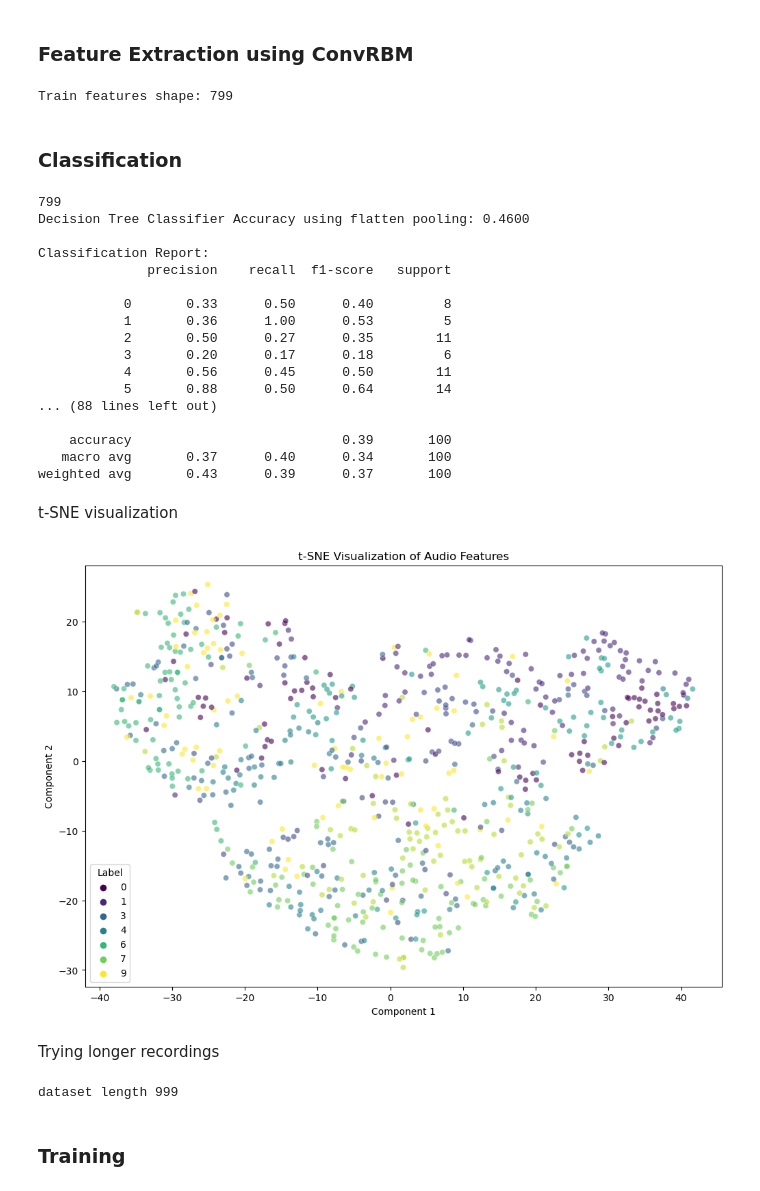
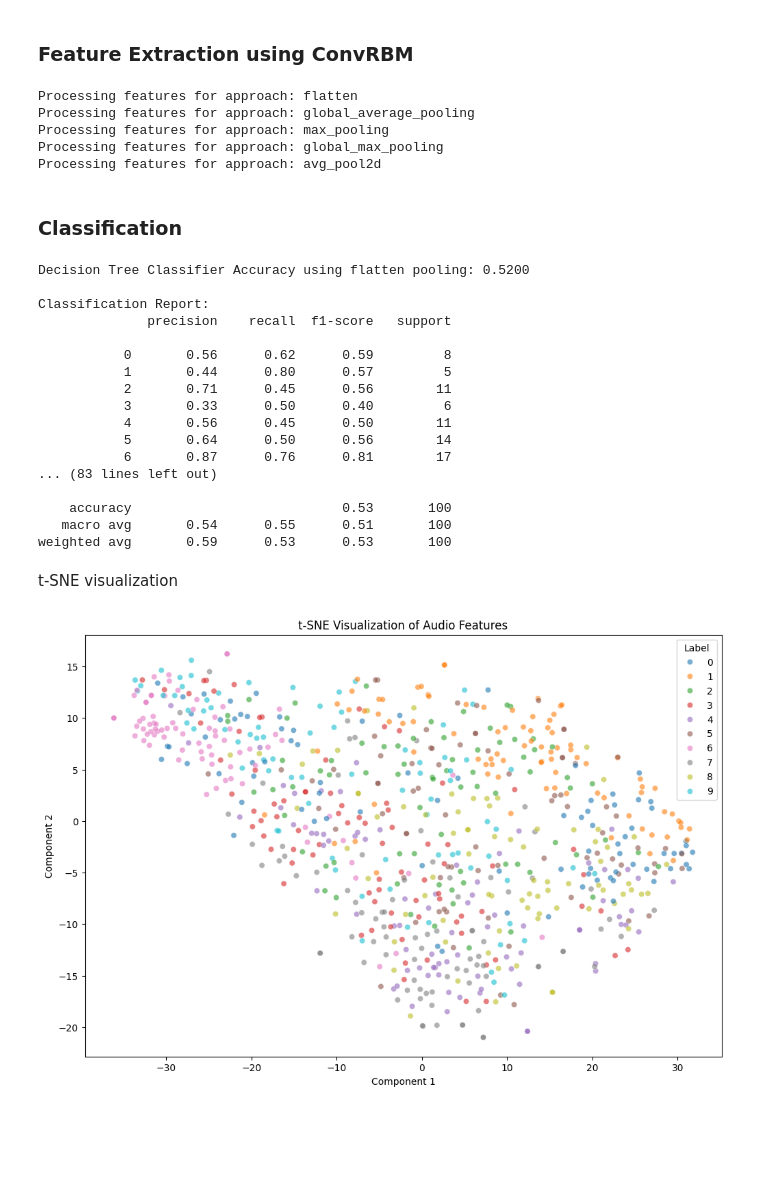
Before and after one commit to AndrejPer/convRBM, a Jupyter notebook: ConvRBM.ipynb, the cells around one changed output. Cells and saved outputs as stored; diff of their text form; code cells hidden in the pictures; blank space fills up the shorter version.

```diff
--- a/ConvRBM.ipynb
+++ b/ConvRBM.ipynb
@@ -392,6 +398,6 @@ conv_rbm_64 = ConvRBM(
 conv_rbm_64.train_rbm(
     train_loader_64,
     val_loader_64,
-    epochs=1000,
+    epochs=20,
     device=DEVICE,
-    save_interval=3)
+    save_interval=2)
@@ -398,8 +421,8 @@ conv_rbm_64.train_rbm(
 # %% [markdown]
 ### Feature Extraction using ConvRBM
 # %%
-# Load the saved model weights
-conv_rbm_64.load_state_dict(torch.load('./model_weights/rbm_epoch_325.pth'))
+# Load the saved model weights for epoch 8 based on the training logs
+conv_rbm_64.load_state_dict(torch.load('./model_weights/rbm_epoch_12.pth'))
 conv_rbm_64.eval()
 
 train_features = {}
@@ -429,10 +452,12 @@ for approach in approaches:
 
         # Store all testing features as a single big list in the dictionary
         test_features[approach] = np.concatenate(test_batch, axis=0)
+# %% [output]
+Processing features for approach: flatten
+Processing features for approach: global_average_pooling
+Processing features for approach: max_pooling
+Processing features for approach: global_max_pooling
+Processing features for approach: avg_pool2d
-# %%
-print("Train features shape:", len(train_features["flatten"]))
-# %% [output]
-Train features shape: 799
 # %% [markdown]
 ### Classification
 # %%
@@ -450,10 +475,8 @@ train_labels = np.array(train_labels)
 test_labels = np.array(test_labels)
 # %%
 # random forest classifier
-
 for approach in train_features.keys():
     dt_clf = RandomForestClassifier(max_depth=15, random_state=13)
-    print(len(train_features[approach]))
     dt_clf.fit(train_features[approach], train_labels)
 
     test_predictions = dt_clf.predict(test_features[approach])
@@ -463,39 +486,23 @@ for approach in train_features.keys():
     print("\nClassification Report:")
     print(classification_report(test_labels, test_predictions))
 # %% [output]
-799
-Decision Tree Classifier Accuracy using flatten pooling: 0.4600
+Decision Tree Classifier Accuracy using flatten pooling: 0.5200
 
 Classification Report:
               precision    recall  f1-score   support
 
-           0       0.33      0.50      0.40         8
-           1       0.36      1.00      0.53         5
-           2       0.50      0.27      0.35        11
-           3       0.20      0.17      0.18         6
+           0       0.56      0.62      0.59         8
+           1       0.44      0.80      0.57         5
+           2       0.71      0.45      0.56        11
+           3       0.33      0.50      0.40         6
            4       0.56      0.45      0.50        11
-           5       0.88      0.50      0.64        14
-... (88 lines left out)
+           5       0.64      0.50      0.56        14
+           6       0.87      0.76      0.81        17
+... (83 lines left out)
 
-    accuracy                           0.39       100
-   macro avg       0.37      0.40      0.34       100
-weighted avg       0.43      0.39      0.37       100
+    accuracy                           0.53       100
+   macro avg       0.54      0.55      0.51       100
+weighted avg       0.59      0.53      0.53       100
-# %%
-# Train an SVM model
-for approach in approaches:
-    print(f"Training SVM classifier using features extracted with {approach} pooling")
-    # Initialize the SVM classifier
-
-    svm_clf = SVC(kernel='rbf', C=1.0, decision_function_shape='ovr')  # Using RBF kernel; you can try others like 'linear' or 'poly'
-    svm_clf.fit(train_features[approach], train_labels)
-
-    # Predict on the test set
-    y_pred = svm_clf.predict(test_features[approach])
-
-    # Calculate accuracy
-    acc = accuracy_score(test_labels, y_pred)
-
-    print(f"Test Accuracy using {approach} pooling: {acc:.4f}")
 # %% [markdown]
 t-SNE visualization
 # %%
@@ -511,12 +518,10 @@ def plot_tsne(features, labels):
     tsne_df['Label'] = labels
 
     plt.figure(figsize=(12, 8))
-    sns.scatterplot(data=tsne_df, x='Component 1', y='Component 2', hue='Label', palette='viridis', alpha=0.6)
+    sns.scatterplot(data=tsne_df, x='Component 1', y='Component 2', hue='Label', palette='tab10', alpha=0.6)
     plt.title('t-SNE Visualization of Audio Features')
     plt.show()
 # %%
-plot_tsne(train_features["global_max_pooling"], train_labels)
+plot_tsne(train_features["avg_pool2d"], train_labels)
 # %% [output]
-[figure, old version]
+[figure, new version]
-# %% [markdown]
-Trying longer recordings
@@ -526,6 +527,0 @@ N_MELS = 96
-# %%
-train_loader_96, val_loader_96, test_loader_96 = get_dataloaders(AUDIO_DIR, GENRES, batch_size=BATCH_SIZE, n_mels=N_MELS, shuffle=False)
-# %% [output]
-dataset length 999
-# %% [markdown]
-### Training
```
Also changed, not shown: parts of 19 cells of this notebook, 2 other files.
